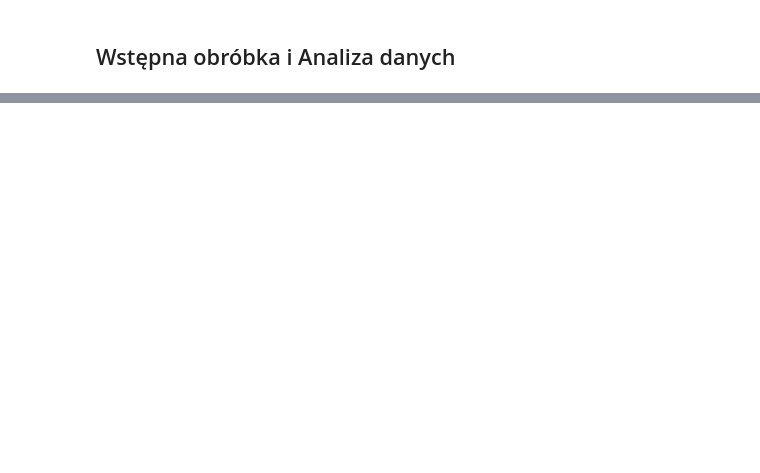
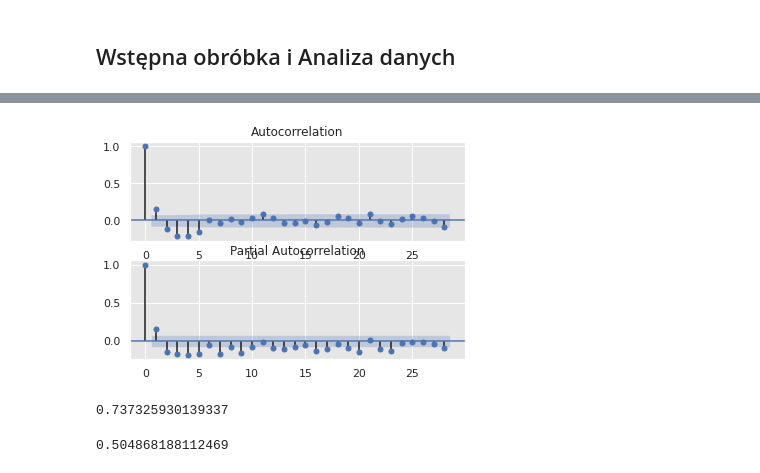
Before and after one commit to PrzemyslawSarnacki/AirQualityPrediction, a Jupyter notebook: seasonal_analisys.ipynb, the cells around one changed output, grey strips where cells are left out. Saved outputs shown, nothing was run; the diff lists cells and outputs as text; code cells hidden in the pictures; blank space fills up the shorter version.

```diff
--- a/seasonal_analisys.ipynb
+++ b/seasonal_analisys.ipynb
@@ -73,0 +140,16 @@ for city in CITIES:
+# %%
+from statsmodels.graphics.tsaplots import plot_acf, plot_pacf
+
+fig, ax = plt.subplots(2, 1)
+plot_acf(x=y_no_year_month_season, ax=ax[0])
+plot_pacf(x=y_no_year_month_season, ax=ax[1]);
+# %% [output]
+[figure, added]
+# %%
+np.corrcoef(df_train['aqi'], df_train['pm25'])[0, 1]
+# %% [output]
+0.737325930139337
+# %%
+np.corrcoef(y_no_year_month_season, df_train['pm25'])[0, 1]
+# %% [output]
+0.504868188112469
```
Also changed, not shown: parts of 35 cells of this notebook.
